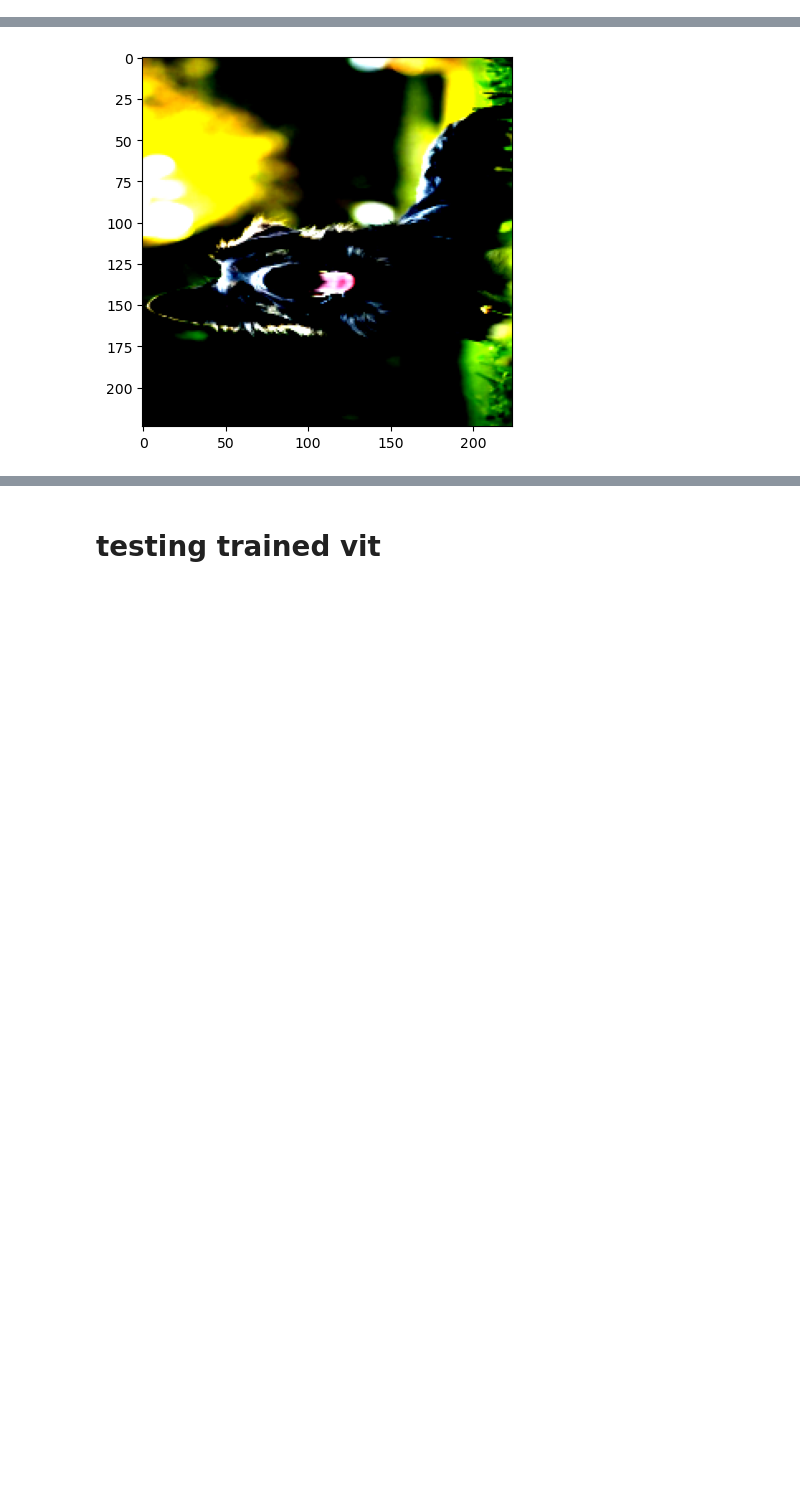
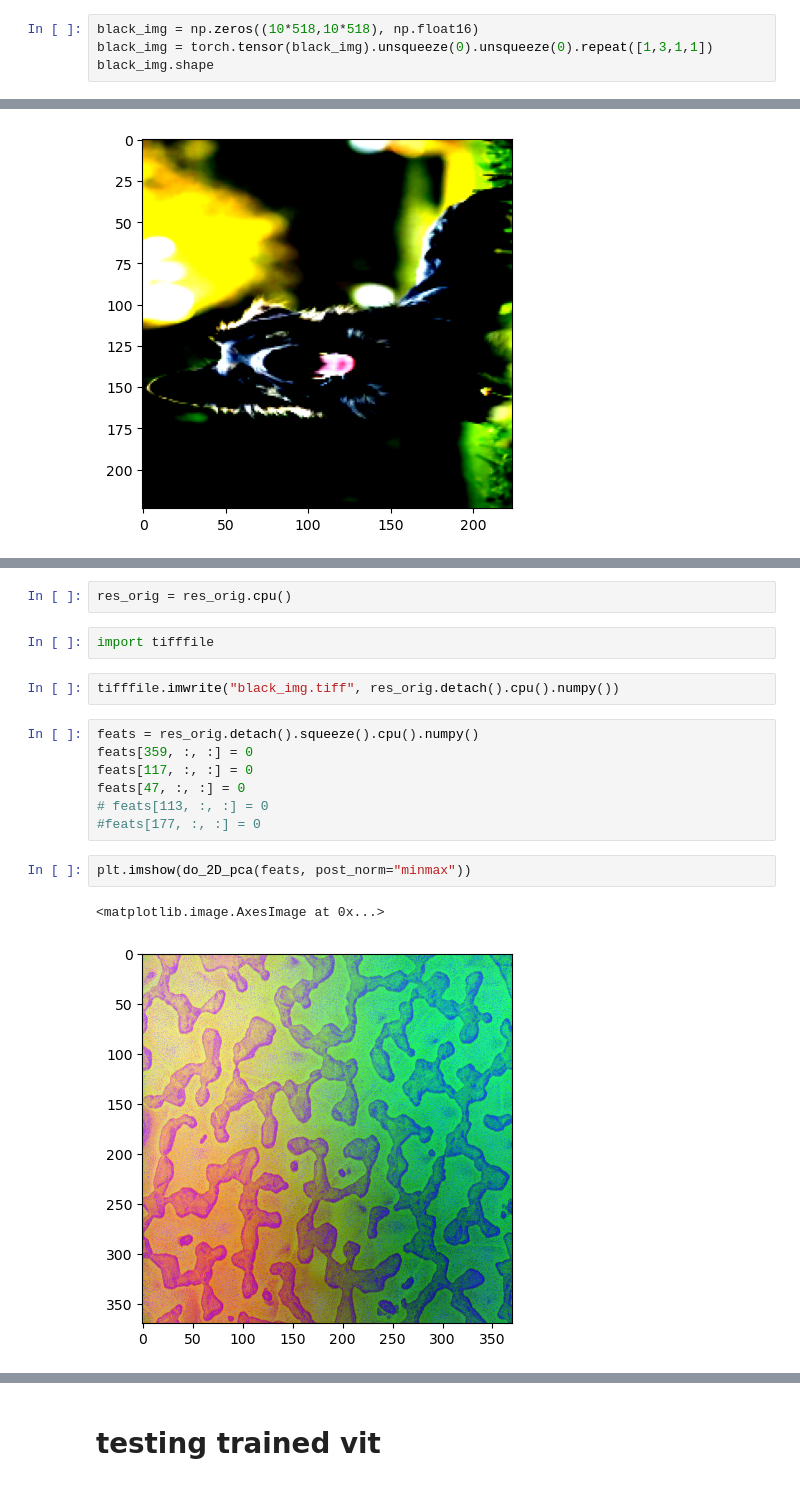
Before and after one commit to tldr-group/dino-saw, a Jupyter notebook: testing_dinov2/test.ipynb, the cells around one changed output, grey strips where cells are left out. Saved outputs shown, nothing was run; the diff lists cells and outputs as text; blank space fills up the shorter version.

```diff
--- a/testing_dinov2/test.ipynb
+++ b/testing_dinov2/test.ipynb
@@ -23,0 +32,4 @@ Warning: no flash attn available
+# %%
+black_img = np.zeros((10*518,10*518), np.float16)
+black_img = torch.tensor(black_img).unsqueeze(0).unsqueeze(0).repeat([1,3,1,1])
+black_img.shape
@@ -199,0 +232,18 @@ mean_res = (pca_res_flip + pca_res_orig + pca_res_flip2 + pca_res_flip3) / 4
+# %%
+res_orig = res_orig.cpu()
+# %%
+import tifffile
+# %%
+tifffile.imwrite("black_img.tiff", res_orig.detach().cpu().numpy())
+# %%
+feats = res_orig.detach().squeeze().cpu().numpy()
+feats[359, :, :] = 0
+feats[117, :, :] = 0
+feats[47, :, :] = 0
+# feats[113, :, :] = 0
+#feats[177, :, :] = 0
+# %%
+plt.imshow(do_2D_pca(feats, post_norm="minmax"))
+# %% [output]
+<matplotlib.image.AxesImage at 0x...>
+[figure, added]
```
Also changed, not shown: parts of 15 cells of this notebook.
